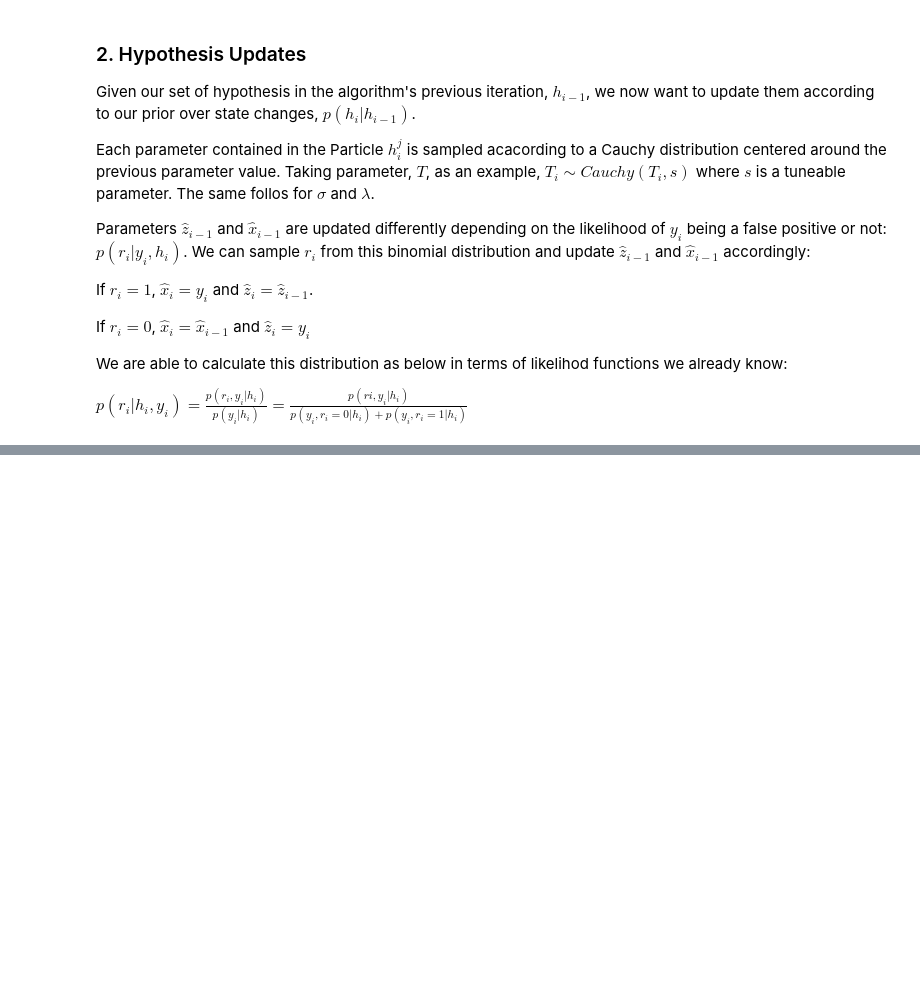
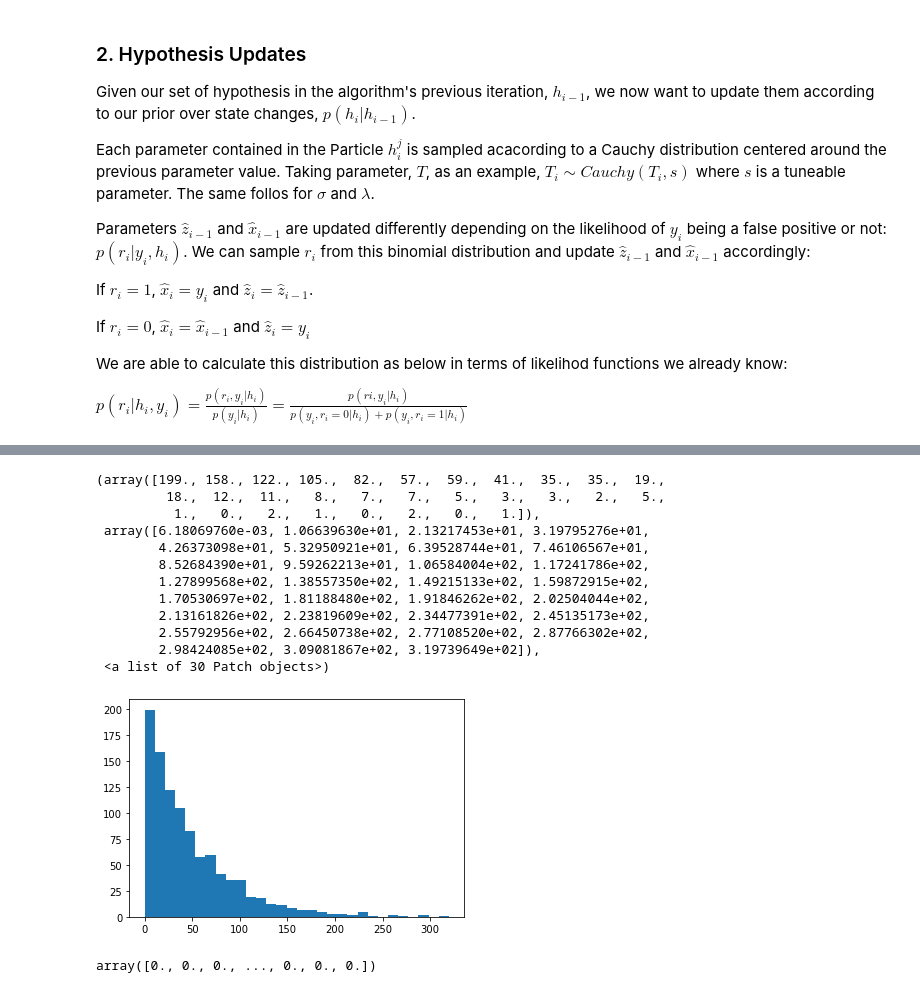
Before and after one commit to bl3e967/Finding-Periodic-Discrete-Events-in-Noisy-Streams, a Jupyter notebook: Research.ipynb, the cells around one changed output, grey strips where cells are left out. Cells and saved outputs as stored; diff of their text form; code cells hidden in the pictures; blank space fills up the shorter version.

```diff
--- a/Research.ipynb
+++ b/Research.ipynb
@@ -1039,0 +1170,22 @@ TypeError: unsupported operand type(s) for +: 'float' and 'NoneType'
+# %%
+y = np.random.exponential(50, 1000)
+
+plt.hist(y, bins=30)
+# %% [output]
+(array([199., 158., 122., 105.,  82.,  57.,  59.,  41.,  35.,  35.,  19.,
+         18.,  12.,  11.,   8.,   7.,   7.,   5.,   3.,   3.,   2.,   5.,
+          1.,   0.,   2.,   1.,   0.,   2.,   0.,   1.]),
+ array([6.18069760e-03, 1.06639630e+01, 2.13217453e+01, 3.19795276e+01,
+        4.26373098e+01, 5.32950921e+01, 6.39528744e+01, 7.46106567e+01,
+        8.52684390e+01, 9.59262213e+01, 1.06584004e+02, 1.17241786e+02,
+        1.27899568e+02, 1.38557350e+02, 1.49215133e+02, 1.59872915e+02,
+        1.70530697e+02, 1.81188480e+02, 1.91846262e+02, 2.02504044e+02,
+        2.13161826e+02, 2.23819609e+02, 2.34477391e+02, 2.45135173e+02,
+        2.55792956e+02, 2.66450738e+02, 2.77108520e+02, 2.87766302e+02,
+        2.98424085e+02, 3.09081867e+02, 3.19739649e+02]),
+ <a list of 30 Patch objects>)
+[figure, added]
+# %%
+h.Z
+# %% [output]
+array([0., 0., 0., ..., 0., 0., 0.])
```
Also changed, not shown: parts of 11 cells of this notebook.
